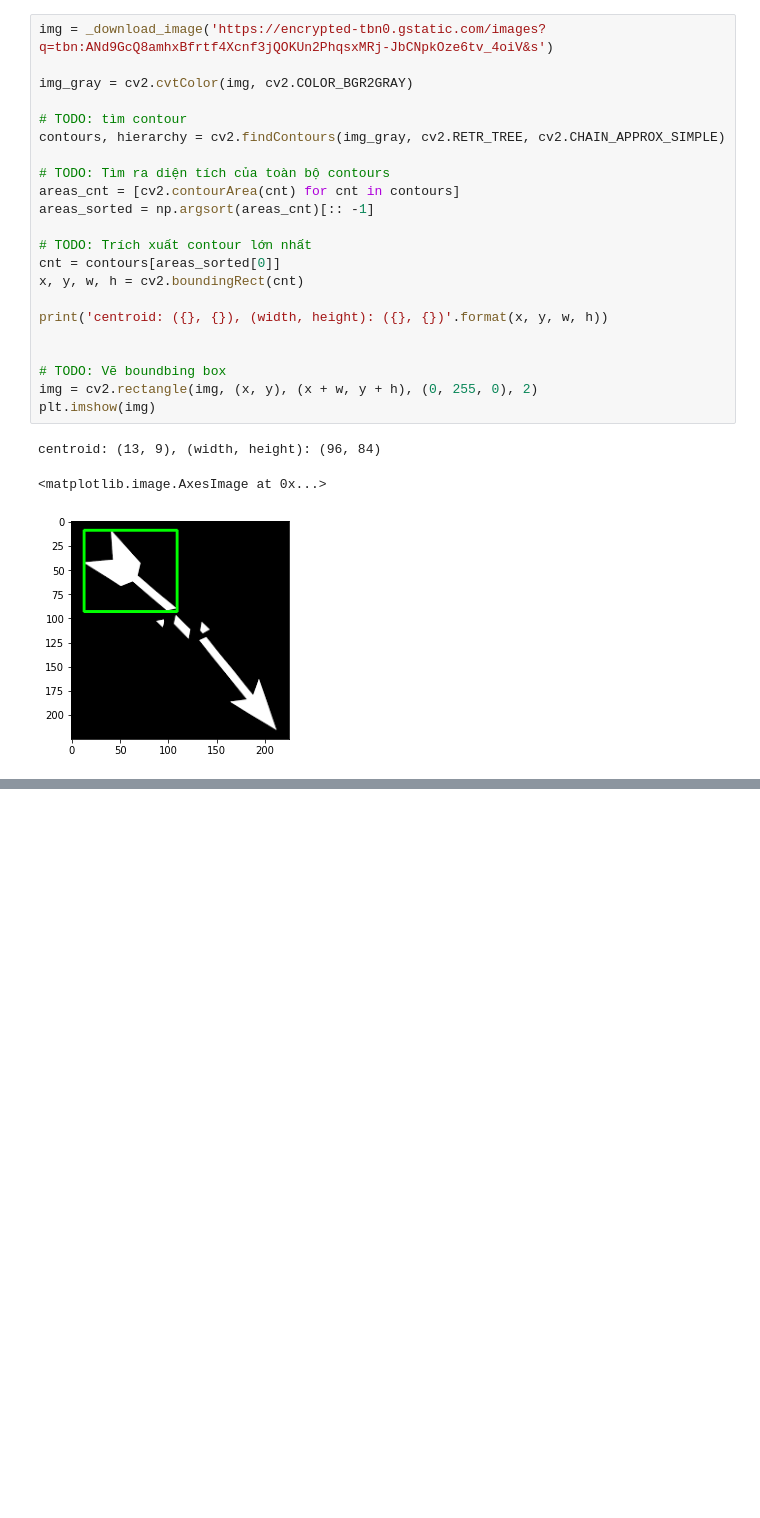
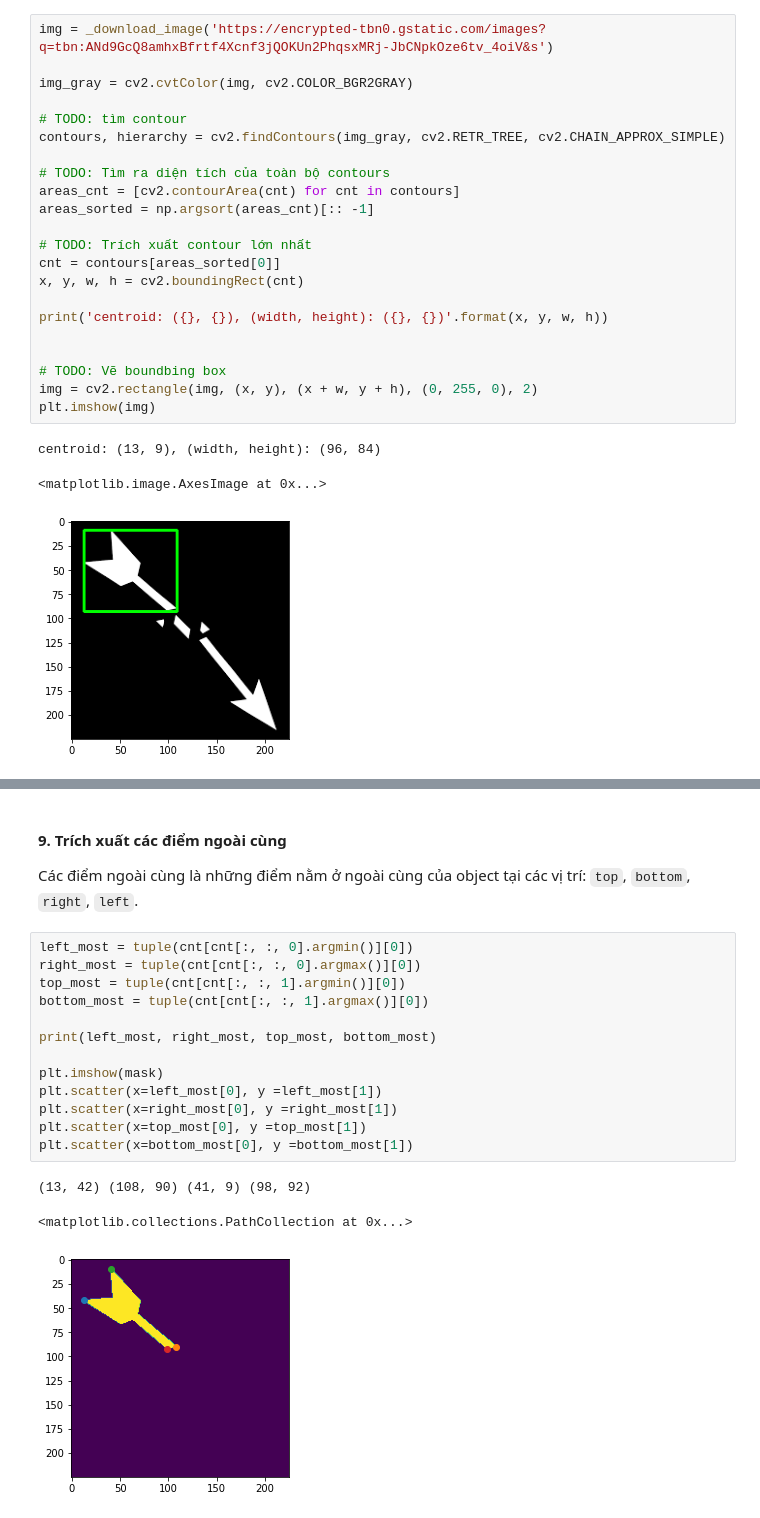
Before and after one commit to phanxuanphucnd/freelearningcv, a Jupyter notebook: jupyter notebooks/Image Preprocessing.ipynb, the cells around one changed output, grey strips where cells are left out. Drawn from its saved outputs; the diff is of its cells as text; blank space fills up the shorter version.

```diff
--- a/jupyter notebooks/Image Preprocessing.ipynb
+++ b/jupyter notebooks/Image Preprocessing.ipynb
@@ -785,0 +826,21 @@ centroid: (13, 9), (width, height): (96, 84)
+# %% [markdown]
+#### 9. Trích xuất các điểm ngoài cùng
+
+Các điểm ngoài cùng là những điểm nằm ở ngoài cùng của object tại các vị trí: `top`, `bottom`, `right`, `left`.
+# %%
+left_most = tuple(cnt[cnt[:, :, 0].argmin()][0])
+right_most = tuple(cnt[cnt[:, :, 0].argmax()][0])
+top_most = tuple(cnt[cnt[:, :, 1].argmin()][0])
+bottom_most = tuple(cnt[cnt[:, :, 1].argmax()][0])
+
+print(left_most, right_most, top_most, bottom_most)
+
+plt.imshow(mask)
+plt.scatter(x=left_most[0], y =left_most[1])
+plt.scatter(x=right_most[0], y =right_most[1])
+plt.scatter(x=top_most[0], y =top_most[1])
+plt.scatter(x=bottom_most[0], y =bottom_most[1])
+# %% [output]
+(13, 42) (108, 90) (41, 9) (98, 92)
+<matplotlib.collections.PathCollection at 0x...>
+[figure, added]
```
Also changed, not shown: parts of 17 cells of this notebook.
